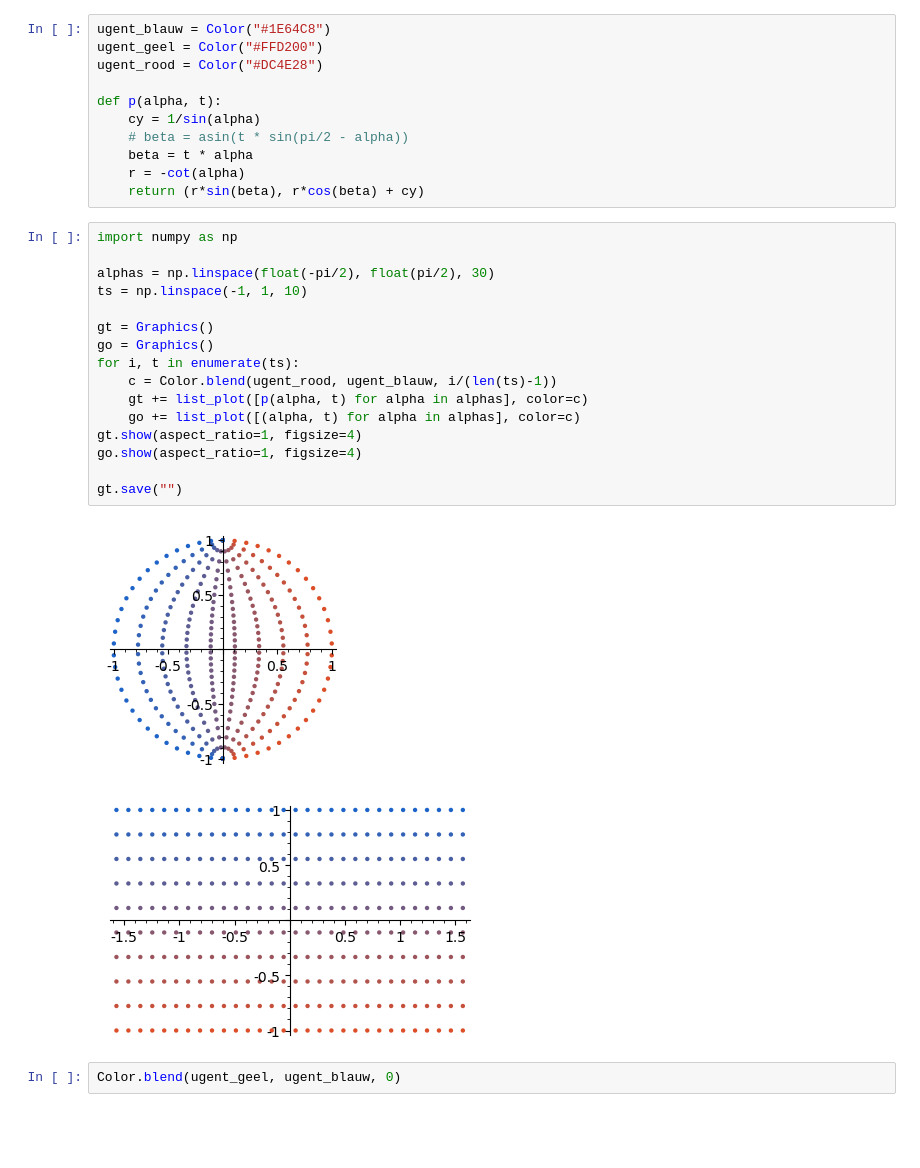
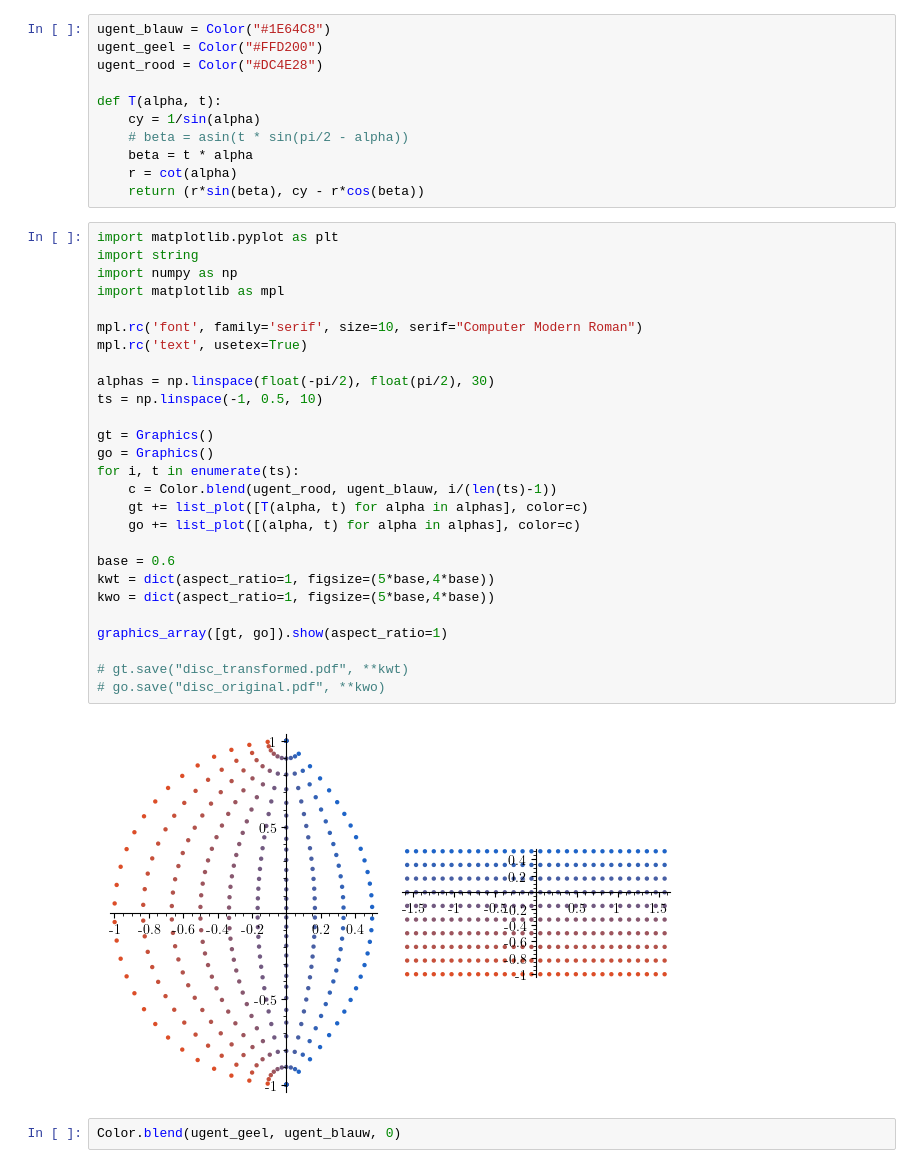
Before and after one commit to toonijn/PhD-thesis, a Jupyter notebook: img/chapter3/on_disc/disc.ipynb, the cells around one changed output. Saved outputs shown, nothing was run; the diff lists cells and outputs as text; blank space fills up the shorter version.

Commit message:
on disc

```diff
--- a/img/chapter3/on_disc/disc.ipynb
+++ b/img/chapter3/on_disc/disc.ipynb
@@ -3,31 +3,41 @@ ugent_blauw = Color("#1E64C8")
 ugent_geel = Color("#FFD200")
 ugent_rood = Color("#DC4E28")
 
-def p(alpha, t):
+def T(alpha, t):
     cy = 1/sin(alpha)
     # beta = asin(t * sin(pi/2 - alpha))
     beta = t * alpha
-    r = -cot(alpha)
-    return (r*sin(beta), r*cos(beta) + cy)
+    r = cot(alpha)
+    return (r*sin(beta), cy - r*cos(beta))
 # %%
+import matplotlib.pyplot as plt
+import string
 import numpy as np
+import matplotlib as mpl
+
+mpl.rc('font', family='serif', size=10, serif="Computer Modern Roman")
+mpl.rc('text', usetex=True)
 
 alphas = np.linspace(float(-pi/2), float(pi/2), 30)
-ts = np.linspace(-1, 1, 10)
+ts = np.linspace(-1, 0.5, 10)
 
 gt = Graphics()
 go = Graphics()
 for i, t in enumerate(ts):
     c = Color.blend(ugent_rood, ugent_blauw, i/(len(ts)-1))
-    gt += list_plot([p(alpha, t) for alpha in alphas], color=c)
+    gt += list_plot([T(alpha, t) for alpha in alphas], color=c)
     go += list_plot([(alpha, t) for alpha in alphas], color=c)
-gt.show(aspect_ratio=1, figsize=4)
-go.show(aspect_ratio=1, figsize=4)
 
-gt.save("")
+base = 0.6
+kwt = dict(aspect_ratio=1, figsize=(5*base,4*base))
+kwo = dict(aspect_ratio=1, figsize=(5*base,4*base))
+
+graphics_array([gt, go]).show(aspect_ratio=1)
+
+# gt.save("disc_transformed.pdf", **kwt)
+# go.save("disc_original.pdf", **kwo)
 # %% [output]
-[figure, old version]
+[figure, new version]
-[figure, removed]
 # %%
 Color.blend(ugent_geel, ugent_blauw, 0)
 # %% [output]
```
Also changed, not shown: 3 other files.
